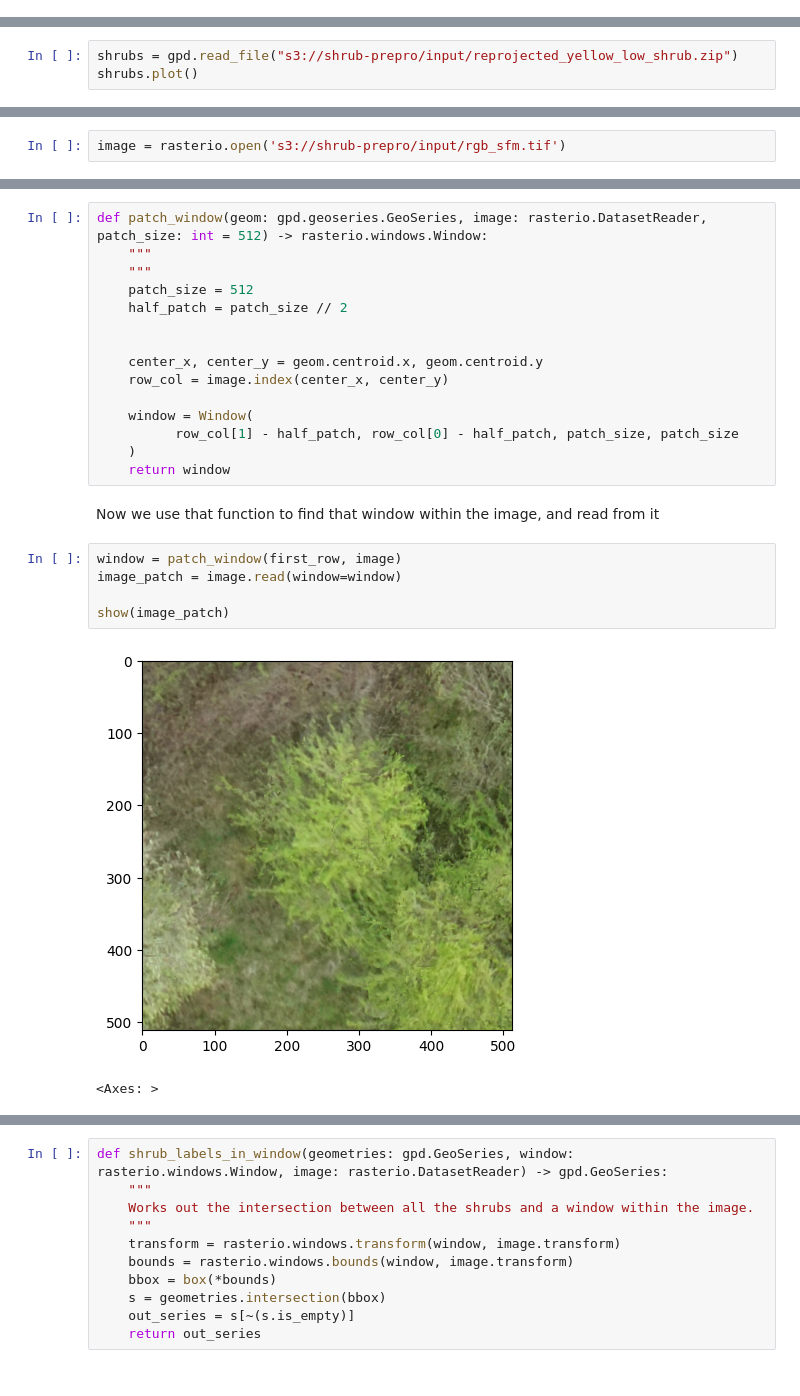
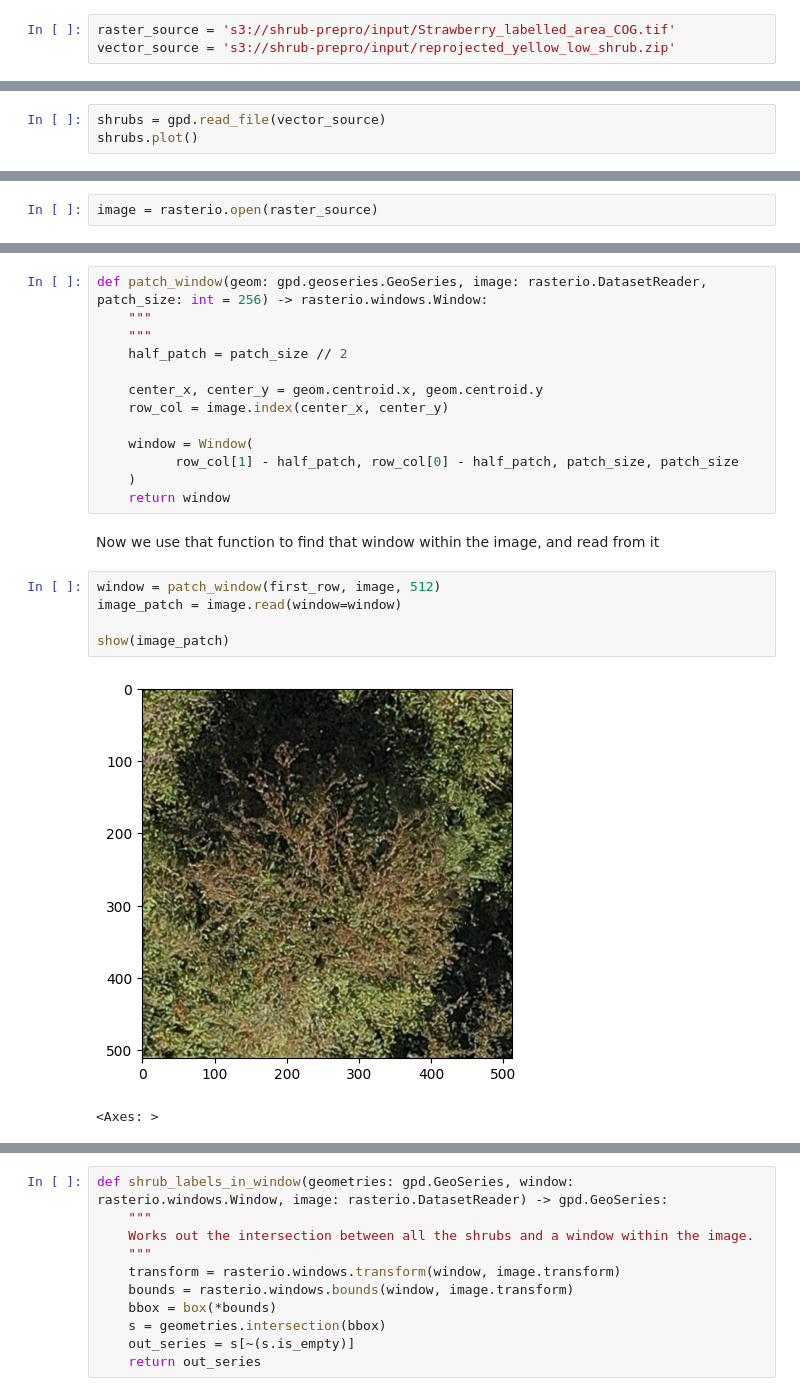
Before and after one commit to MAMBO-Horizon-WP4/workshops, a Jupyter notebook: notebooks/MAMBO_01_deep_learning_data.ipynb, the cells around one changed output, grey strips where cells are left out. Drawn from its saved outputs; the diff is of its cells as text.

```diff
--- a/notebooks/MAMBO_01_deep_learning_data.ipynb
+++ b/notebooks/MAMBO_01_deep_learning_data.ipynb
@@ -53 +63,4 @@ s3.ls('s3://shrub-prepro/input/')
+# %%
+raster_source = 's3://shrub-prepro/input/Strawberry_labelled_area_COG.tif'
+vector_source = 's3://shrub-prepro/input/reprojected_yellow_low_shrub.zip'
 # %% [markdown]
@@ -55,5 +68,5 @@ Our shrub polygons are held in a shapefile; let's open it up and have a look at
 # %%
-shrubs = gpd.read_file("s3://shrub-prepro/input/reprojected_yellow_low_shrub.zip")
+shrubs = gpd.read_file(vector_source)
 shrubs.plot()
 # %% [output]
 <Axes: >
@@ -80,2 +106,2 @@ Rather than reading the whole thing at once, we'll build up our training data by
 # %%
-image = rasterio.open('s3://shrub-prepro/input/rgb_sfm.tif')
+image = rasterio.open(raster_source)
@@ -100,12 +128,10 @@ This function will create a window of a given size around a polygon.
 
 Assumes that the image and the shapefile use the same projection!
 # %%
-def patch_window(geom: gpd.geoseries.GeoSeries, image: rasterio.DatasetReader, patch_size: int = 512) -> rasterio.windows.Window:
+def patch_window(geom: gpd.geoseries.GeoSeries, image: rasterio.DatasetReader, patch_size: int = 256) -> rasterio.windows.Window:
     """
     """
-    patch_size = 512
     half_patch = patch_size // 2
-
 
     center_x, center_y = geom.centroid.x, geom.centroid.y
     row_col = image.index(center_x, center_y)
@@ -117,11 +143,11 @@ def patch_window(geom: gpd.geoseries.GeoSeries, image: rasterio.DatasetReader, p
 # %% [markdown]
 Now we use that function to find that window within the image, and read from it
 # %%
-window = patch_window(first_row, image)
+window = patch_window(first_row, image, 512)
 image_patch = image.read(window=window)
 
 show(image_patch)
 # %% [output]
-[figure, old version]
+[figure, new version]
 <Axes: >
 # %% [markdown]
```
Also changed, not shown: parts of 36 cells of this notebook, 2 other files.
